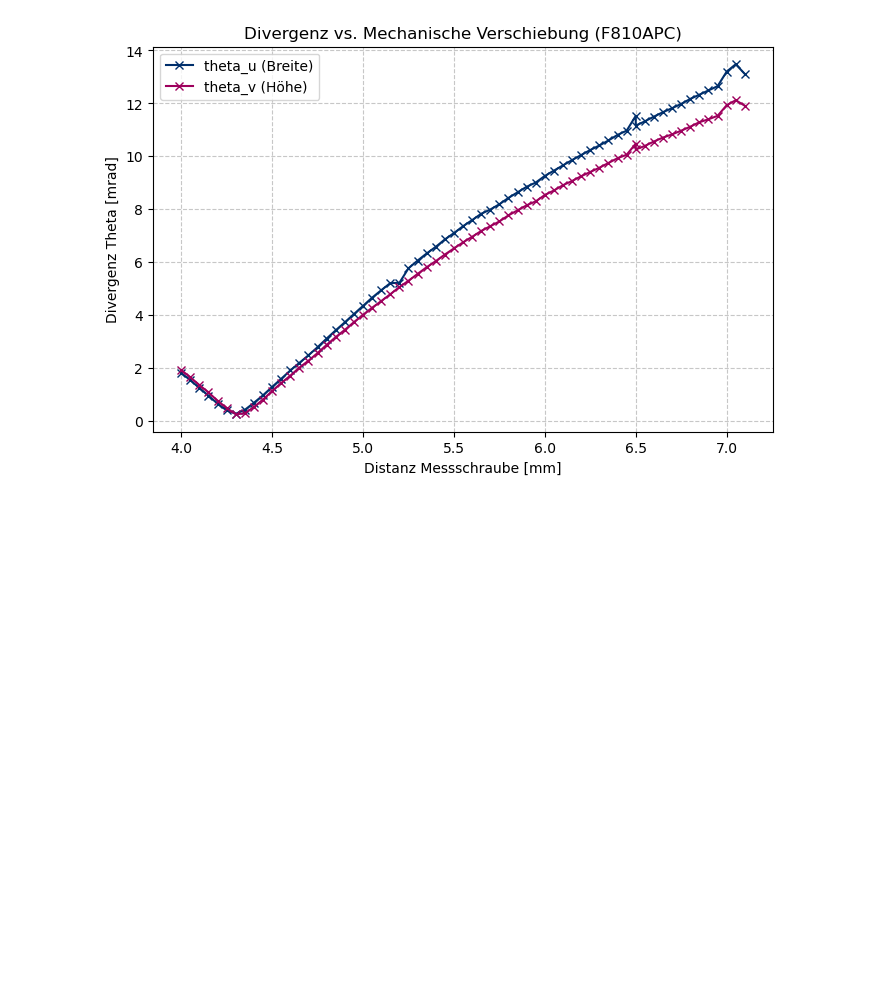
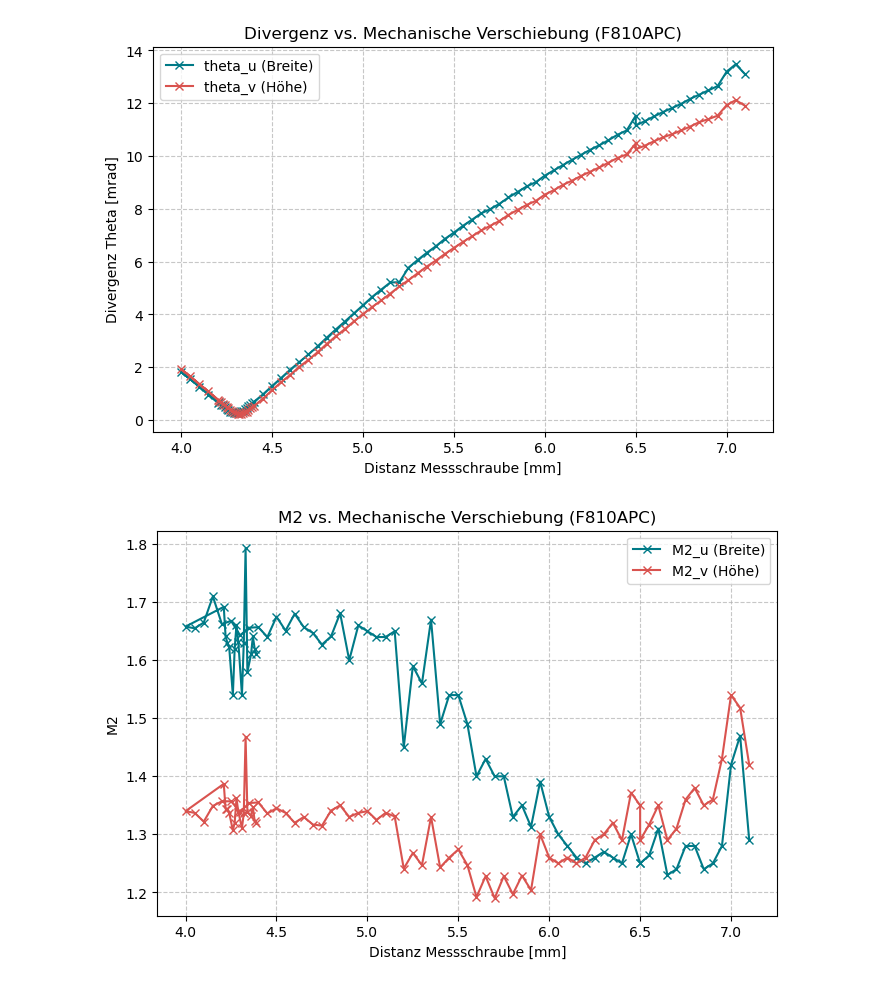
Before and after one commit to CodeTurtleT/lasercom-divergence-control, a Jupyter notebook: m2_1308.ipynb, the cells around one changed output. Drawn from its saved outputs; the diff is of its cells as text; code cells hidden in the pictures; blank space fills up the shorter version.

```diff
--- a/m2_1308.ipynb
+++ b/m2_1308.ipynb
@@ -11,26 +11,39 @@ os.chdir(neuer_pfad)
 # %%
 data = np.genfromtxt(
     '/Users/trinity/Desktop/1308 measure/m2_measurements_1308.csv',
     delimiter=','
 )
 
 distance_mechanical = data[:, 0]
 theta_u = data[:, 1]
 M2_u = data[:, 2]
 theta_v = data[:, 3]
 M2_v = data[:, 4]
 # Plot erstellen
 plt.figure(figsize=(8, 5))
-plt.plot(distance_mechanical, theta_u, '-x', label='theta_u (Breite)', color='#002F6C')
-plt.plot(distance_mechanical, theta_v, '-x', label='theta_v (Höhe)', color='#9E005D')
+plt.plot(distance_mechanical, theta_u, '-x', label='theta_u (Breite)', color='#007A87')
+plt.plot(distance_mechanical, theta_v, '-x', label='theta_v (Höhe)', color='#D9534F')
 
 # Achsenbeschriftungen machen das Labor-Leben leichter
 plt.xlabel('Distanz Messschraube [mm]')
 plt.ylabel('Divergenz Theta [mrad]')
 plt.title('Divergenz vs. Mechanische Verschiebung (F810APC)')
 plt.legend()
 plt.grid(True, linestyle="--", alpha=0.7)
 
+plt.figure(figsize=(8, 5))
+plt.plot(distance_mechanical, M2_u, '-x', label='M2_u (Breite)', color='#007A87')
+plt.plot(distance_mechanical, M2_v, '-x', label='M2_v (Höhe)', color='#D9534F')
+
+# Achsenbeschriftungen machen das Labor-Leben leichter
+plt.xlabel('Distanz Messschraube [mm]')
+plt.ylabel('M2')
+plt.title('M2 vs. Mechanische Verschiebung (F810APC)')
+plt.legend()
+plt.grid(True, linestyle="--", alpha=0.7)
+
 plt.show()
+#theta= M2 wave/ w*pi
 # %% [output]
-[figure, old version]
+[figure, new version]
+[figure, added]
```
